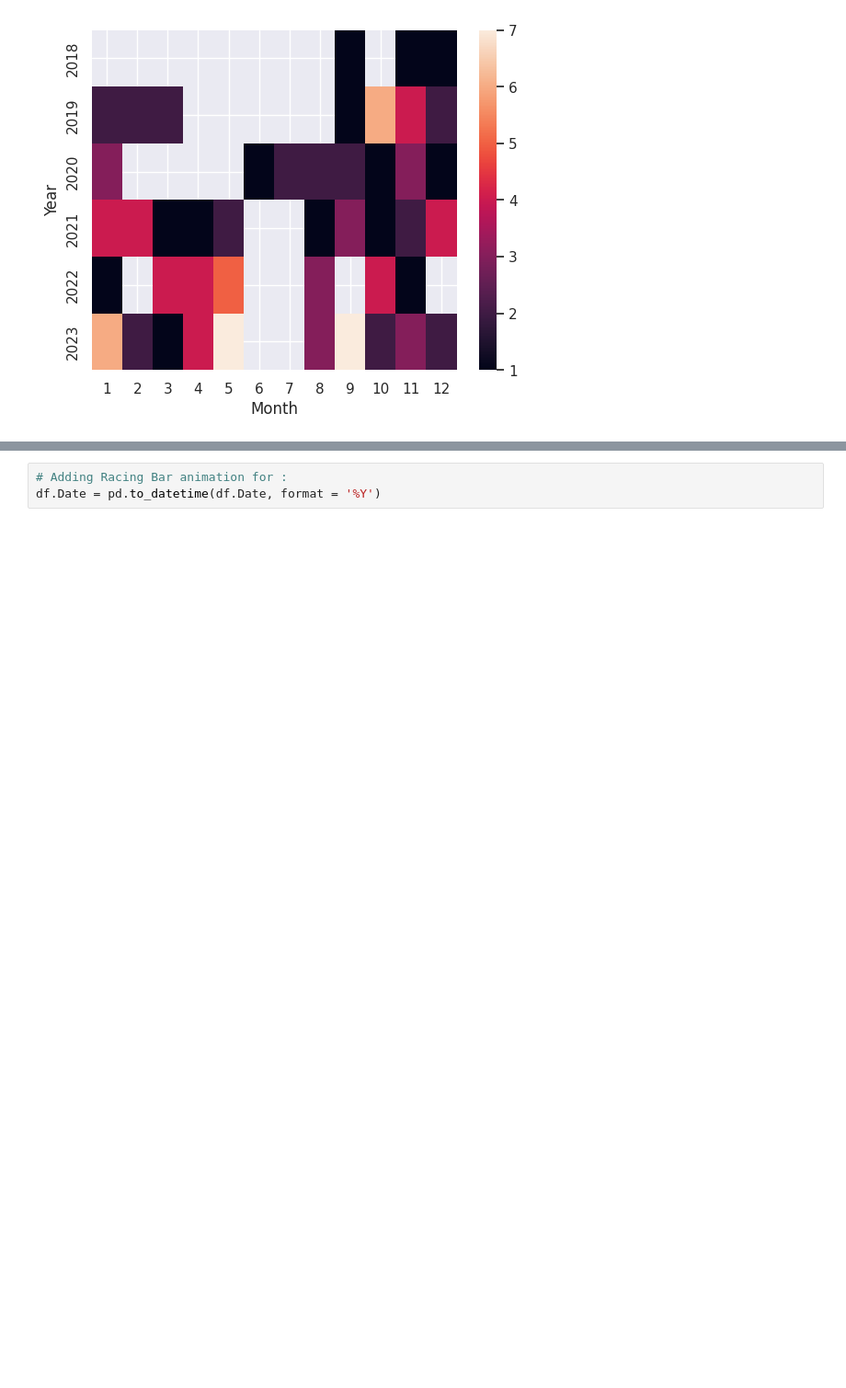
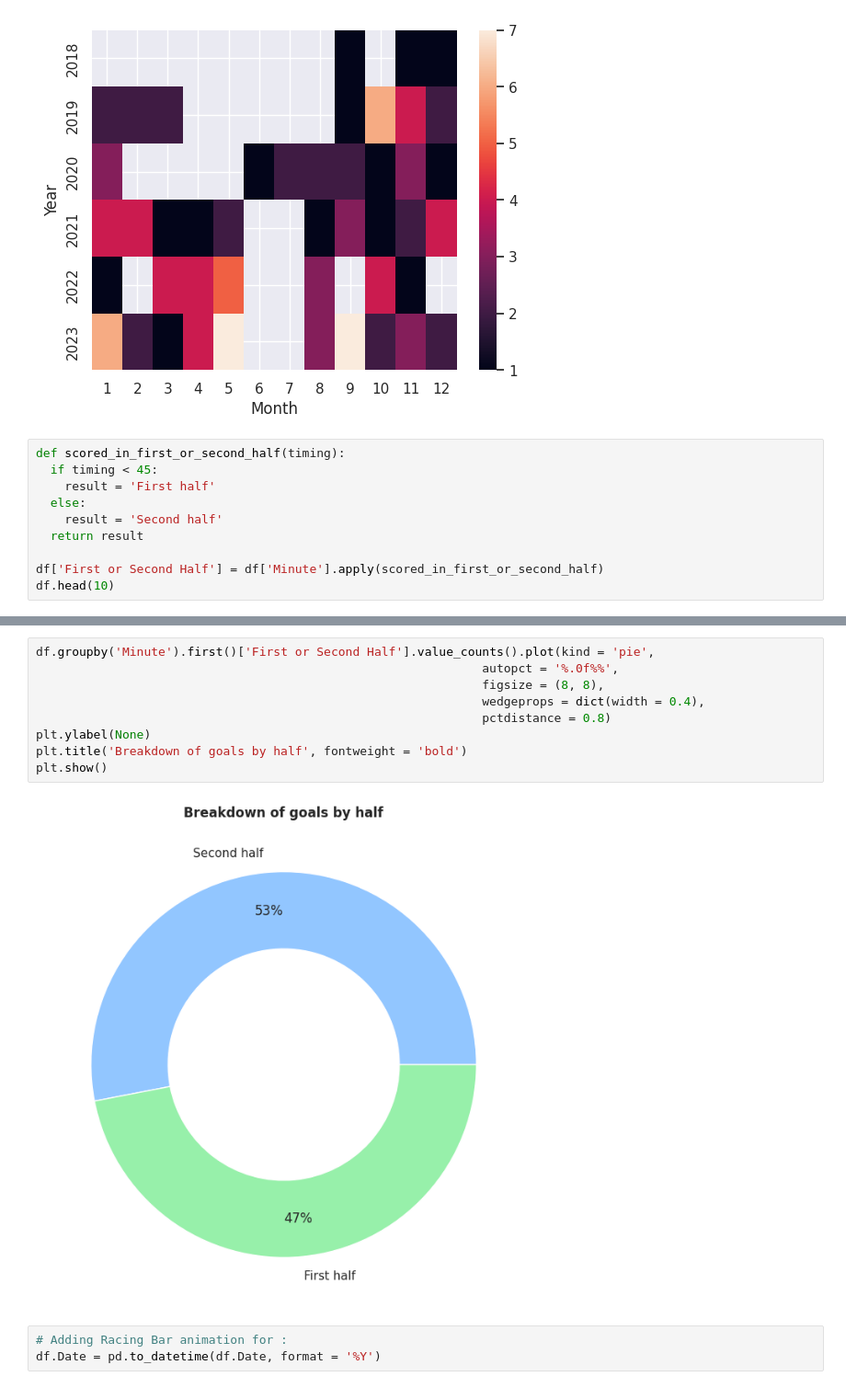
Before and after one commit to guilhermelaviola/GoalAnalysis, a Jupyter notebook: LautaroInterGoals.ipynb, the cells around one changed output, grey strips where cells are left out. Shown: that part at 92% size. Drawn from its saved outputs; the diff is of its cells as text; blank space fills up the shorter version.

Commit message:
Added some more logic and a new chart.

```diff
--- a/LautaroInterGoals.ipynb
+++ b/LautaroInterGoals.ipynb
@@ -163,3 +163,13 @@ sns.heatmap(corr, annot = False)
 # %% [output]
 <Axes: xlabel='Month', ylabel='Year'>
 [figure]
+# %%
+def scored_in_first_or_second_half(timing):
+  if timing < 45:
+    result = 'First half'
+  else:
+    result = 'Second half'
+  return result
+
+df['First or Second Half'] = df['Minute'].apply(scored_in_first_or_second_half)
+df.head(10)
@@ -166,3 +188,14 @@ sns.heatmap(corr, annot = False)
+# %%
+df.groupby('Minute').first()['First or Second Half'].value_counts().plot(kind = 'pie',
+                                                              autopct = '%.0f%%',
+                                                              figsize = (8, 8),
+                                                              wedgeprops = dict(width = 0.4),
+                                                              pctdistance = 0.8)
+plt.ylabel(None)
+plt.title('Breakdown of goals by half', fontweight = 'bold')
+plt.show()
+# %% [output]
+[figure, added]
 # %%
 # Adding Racing Bar animation for :
 df.Date = pd.to_datetime(df.Date, format = '%Y')
```
Also changed, not shown: parts of 4 cells of this notebook.
